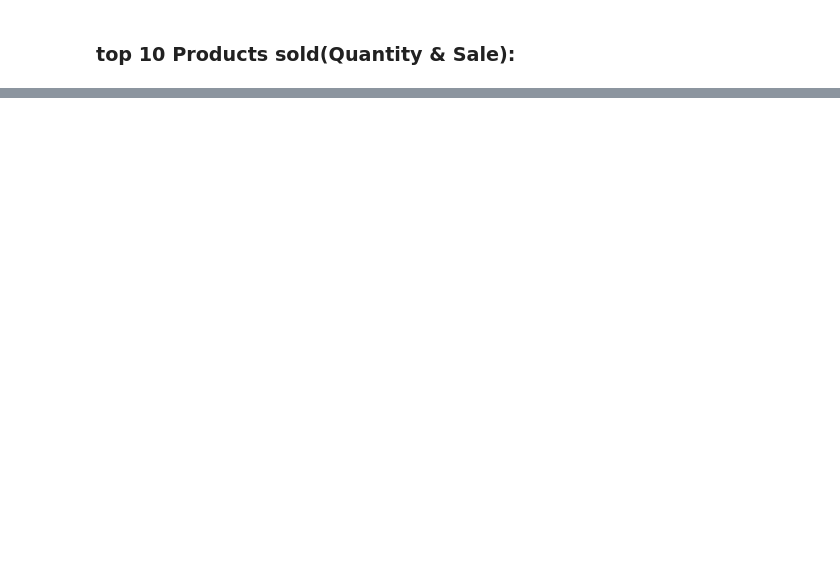
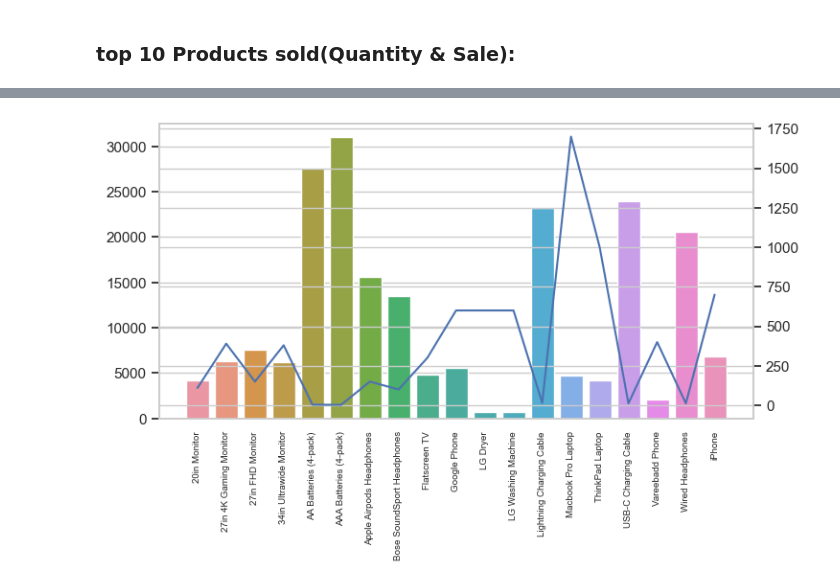
Before and after one commit to MiladAraji/Sale-Data-Analysis, a Jupyter notebook: Project.ipynb, the cells around one changed output, grey strips where cells are left out. Saved outputs shown, nothing was run; the diff lists cells and outputs as text; code cells hidden in the pictures; blank space fills up the shorter version.

```diff
--- a/Project.ipynb
+++ b/Project.ipynb
@@ -310,0 +348,6 @@ plt.show()
+# %%
+allPrice=df.groupby('Product')['Price_Each'].mean()
+
+newkey=allPrice.index.tolist()
+QuantitySAle=df.groupby('Product')['Quantity_Ordered'].sum()
+allPrice
@@ -310,0 +392,9 @@ plt.show()
+# %%
+plt.figure(figsize=(8,4))
+ax1=sns.barplot(x=newkey,y=top10Q.values)
+plt.xticks(rotation=90, size=7)
+ax2=ax1.twinx()
+ax2=sns.lineplot(x=newkey,y=allPrice.values)
+plt.show()
+# %% [output]
+[figure, added]
```
Also changed, not shown: parts of 14 cells of this notebook.
